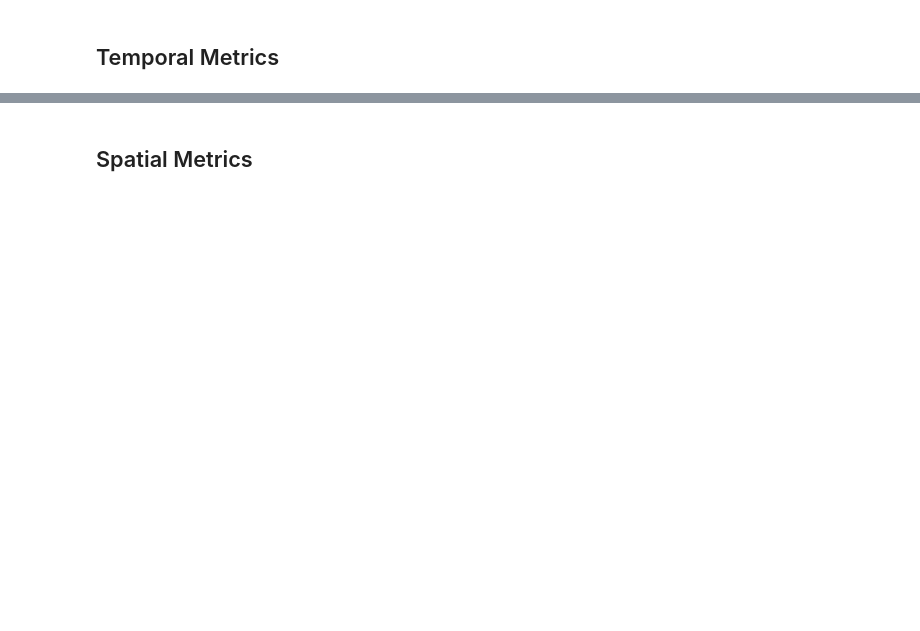
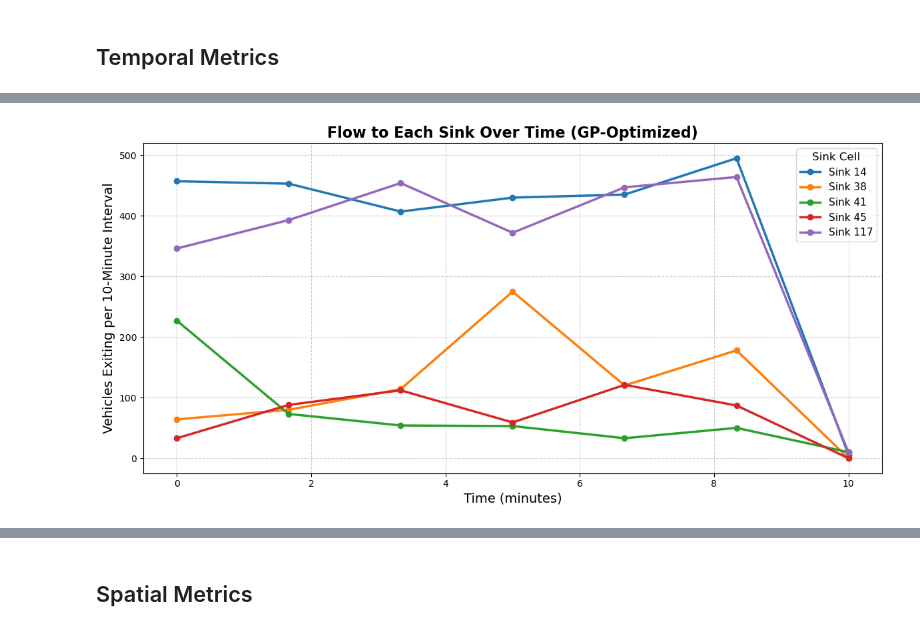
Before and after one commit to salemlem10/GP-CTM-MSc, a Jupyter notebook: GP-CTM.ipynb, the cells around one changed output, grey strips where cells are left out. Cells and saved outputs as stored; diff of their text form; code cells hidden in the pictures; blank space fills up the shorter version.

```diff
--- a/GP-CTM.ipynb
+++ b/GP-CTM.ipynb
@@ -19,6 +19,6 @@ print(os.listdir())
 # %%
-Cells = pd.read_csv('Cell-Para1d.csv')
-Links = pd.read_csv('Cell-NetworkData.csv')
+Cells = pd.read_csv('Data/Cell-Para1d.csv')
+Links = pd.read_csv('Data/Cell-NetworkData.csv')
 # %%
 Cells
 # %% [output]
@@ -765,35 +853,37 @@ if m.status == GRB.OPTIMAL:
     chunk_size = 60  # 60 time steps = 10 minutes if Δt = 10s
 
     grouped = flow_df.groupby(["To", "Time"])["Flow"].sum().unstack(fill_value=0)
-    grouped_10min = grouped.groupby(grouped.columns // chunk_size, axis=1).sum()
+    grouped_10min = grouped.T.groupby(grouped.columns // chunk_size).sum().T
     grouped_10min.columns = grouped_10min.columns * 10 / 6  # convert to minutes
 
     # ============================================================
     # 3. PLOT
     # ============================================================
     plt.figure(figsize=(12, 6))
 
     for sink in grouped_10min.index:
         plt.plot(
             grouped_10min.columns,
             grouped_10min.loc[sink],
             marker="o",
             linewidth=2.5,
             label=f"Sink {sink}"
         )
 
     plt.title("Flow to Each Sink Over Time (GP-Optimized)", fontsize=16, fontweight="bold")
     plt.xlabel("Time (minutes)", fontsize=14)
     plt.ylabel("Vehicles Exiting per 10-Minute Interval", fontsize=14)
     plt.legend(title="Sink Cell", fontsize=11, title_fontsize=12)
     plt.grid(True, linestyle="--", alpha=0.6)
     plt.tight_layout()
     plt.savefig("Temporal-Optimized_sink_flow.png", bbox_inches='tight')
     plt.show()
 
 
 else:
     print("Model not solved yet or infeasible.")
+# %% [output]
+[figure, added]
 # %%
 import pandas as pd
 
```
Also changed, not shown: parts of 15 cells of this notebook, 12 other files.
